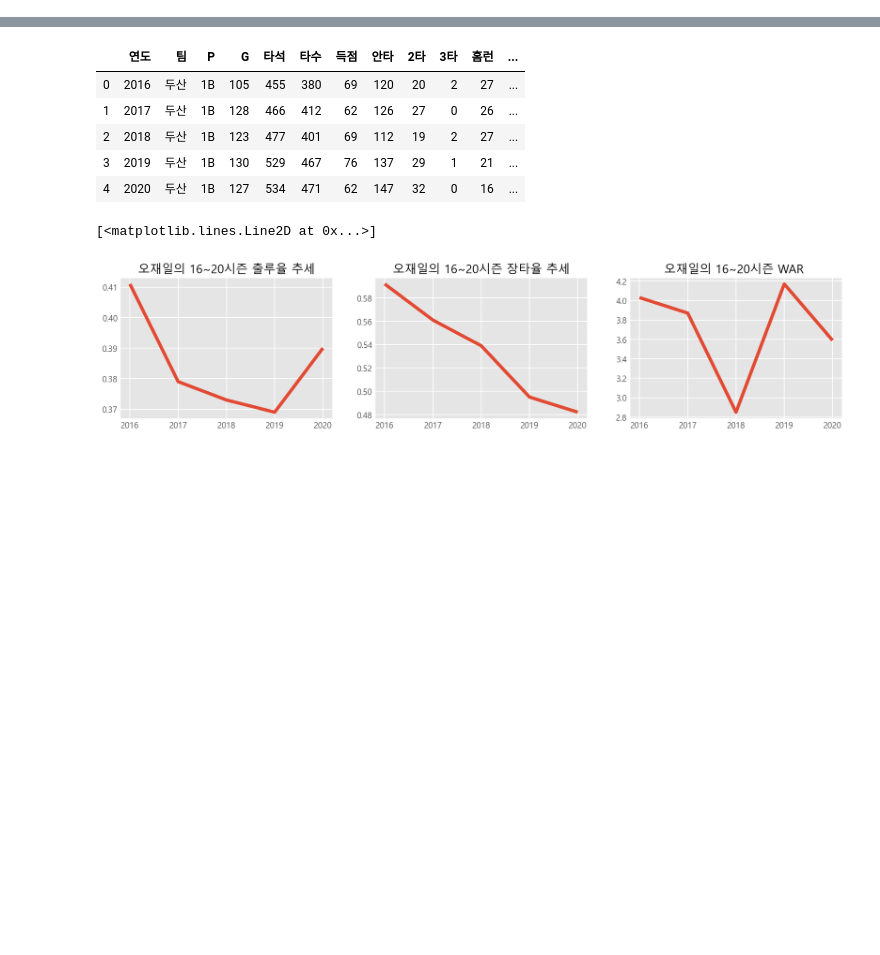
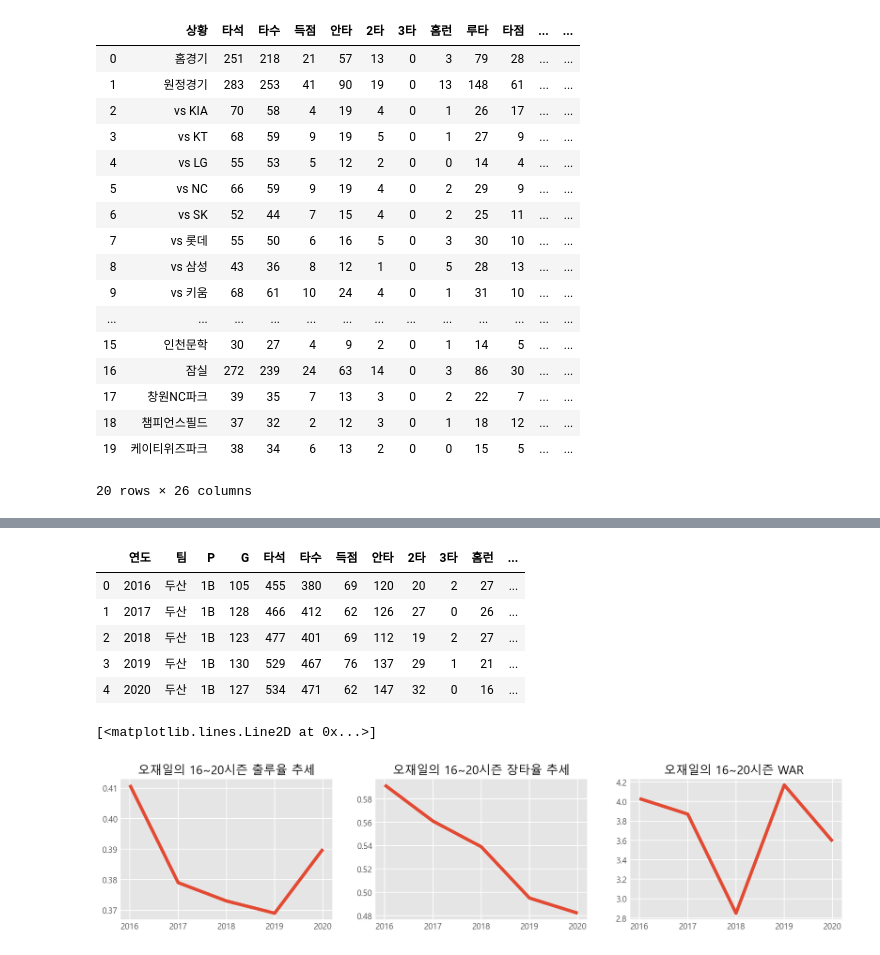
Before and after one commit to jeonprize/KBO-Analysis, a Jupyter notebook: OJL.ipynb, the cells around one changed output, grey strips where cells are left out. Cells and saved outputs as stored; diff of their text form; code cells hidden in the pictures; blank space fills up the shorter version.

```diff
--- a/OJL.ipynb
+++ b/OJL.ipynb
@@ -16,3 +16,25 @@ plt.style.use("fivethirtyeight")
 # %%
 from IPython.display import set_matplotlib_formats
 set_matplotlib_formats("retina")
+# %%
+df = pd.read_csv("ojl_vs_df.csv")
+df
+# %% [output]
+|  | 상황 | 타석 | 타수 | 득점 | 안타 | 2타 | 3타 | 홈런 | 루타 | 타점 | ... | ... |
+| 0 | 홈경기 | 251 | 218 | 21 | 57 | 13 | 0 | 3 | 79 | 28 | ... | ... |
+| 1 | 원정경기 | 283 | 253 | 41 | 90 | 19 | 0 | 13 | 148 | 61 | ... | ... |
+| 2 | vs KIA | 70 | 58 | 4 | 19 | 4 | 0 | 1 | 26 | 17 | ... | ... |
+| 3 | vs KT | 68 | 59 | 9 | 19 | 5 | 0 | 1 | 27 | 9 | ... | ... |
+| 4 | vs LG | 55 | 53 | 5 | 12 | 2 | 0 | 0 | 14 | 4 | ... | ... |
+| 5 | vs NC | 66 | 59 | 9 | 19 | 4 | 0 | 2 | 29 | 9 | ... | ... |
+| 6 | vs SK | 52 | 44 | 7 | 15 | 4 | 0 | 2 | 25 | 11 | ... | ... |
+| 7 | vs 롯데 | 55 | 50 | 6 | 16 | 5 | 0 | 3 | 30 | 10 | ... | ... |
+| 8 | vs 삼성 | 43 | 36 | 8 | 12 | 1 | 0 | 5 | 28 | 13 | ... | ... |
+| 9 | vs 키움 | 68 | 61 | 10 | 24 | 4 | 0 | 1 | 31 | 10 | ... | ... |
+| ... | ... | ... | ... | ... | ... | ... | ... | ... | ... | ... | ... | ... |
+| 15 | 인천문학 | 30 | 27 | 4 | 9 | 2 | 0 | 1 | 14 | 5 | ... | ... |
+| 16 | 잠실 | 272 | 239 | 24 | 63 | 14 | 0 | 3 | 86 | 30 | ... | ... |
+| 17 | 창원NC파크 | 39 | 35 | 7 | 13 | 3 | 0 | 2 | 22 | 7 | ... | ... |
+| 18 | 챔피언스필드 | 37 | 32 | 2 | 12 | 3 | 0 | 1 | 18 | 12 | ... | ... |
+| 19 | 케이티위즈파크 | 38 | 34 | 6 | 13 | 2 | 0 | 0 | 15 | 5 | ... | ... |
+20 rows × 26 columns
```
Also changed, not shown: parts of 6 cells of this notebook.
